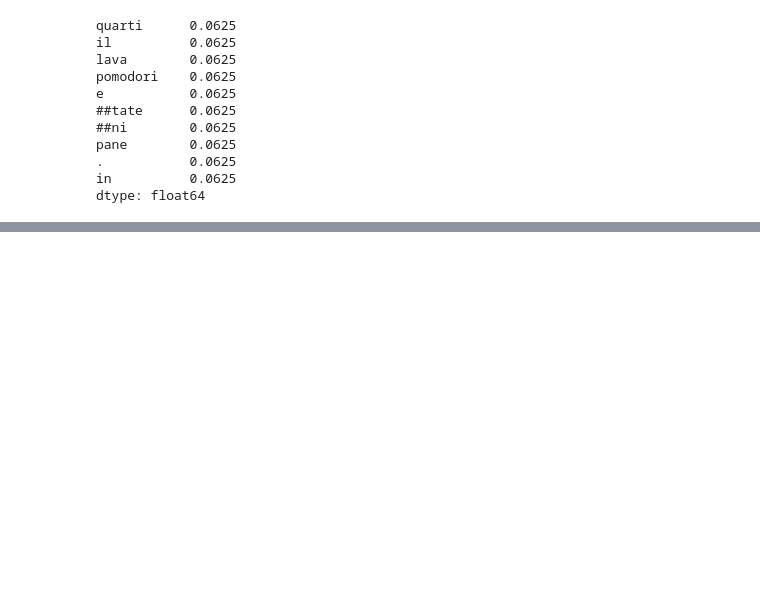
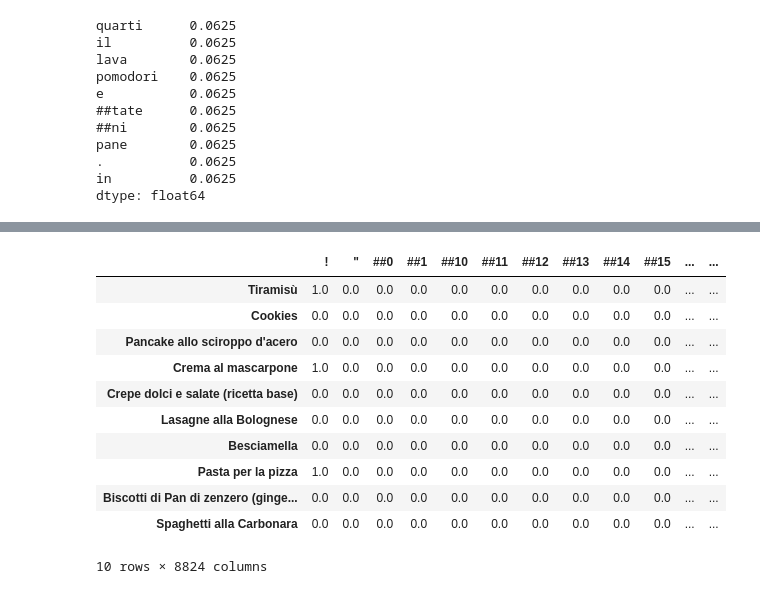
Before and after one commit to umilISLab/midh, a Jupyter notebook: esempi/recipes.ipynb, the cells around one changed output, grey strips where cells are left out. Cells and saved outputs as stored; diff of their text form; code cells hidden in the pictures; blank space fills up the shorter version.

```diff
--- a/esempi/recipes.ipynb
+++ b/esempi/recipes.ipynb
@@ -438,0 +449,23 @@ most_similar.sort_values()
+# %%
+vocabulary = sorted(list(vocabulary))
+word2id = dict(zip(vocabulary, range(len(vocabulary))))
+id2word = dict(zip(range(len(vocabulary)), vocabulary))
+X = np.zeros((data.shape[0], len(vocabulary)))
+for recipe, tokens in enumerate(recipes_tokens):
+    for token in tokens:
+        X[recipe, word2id[token]] += 1
+freq = pd.DataFrame(X, index=data['Nome'].values, columns=vocabulary)
+freq.head(10)
+# %% [output]
+|  | ! | " | ##0 | ##1 | ##10 | ##11 | ##12 | ##13 | ##14 | ##15 | ... | ... |
+| Tiramisù | 1.0 | 0.0 | 0.0 | 0.0 | 0.0 | 0.0 | 0.0 | 0.0 | 0.0 | 0.0 | ... | ... |
+| Cookies | 0.0 | 0.0 | 0.0 | 0.0 | 0.0 | 0.0 | 0.0 | 0.0 | 0.0 | 0.0 | ... | ... |
+| Pancake allo sciroppo d'acero | 0.0 | 0.0 | 0.0 | 0.0 | 0.0 | 0.0 | 0.0 | 0.0 | 0.0 | 0.0 | ... | ... |
+| Crema al mascarpone | 1.0 | 0.0 | 0.0 | 0.0 | 0.0 | 0.0 | 0.0 | 0.0 | 0.0 | 0.0 | ... | ... |
+| Crepe dolci e salate (ricetta base) | 0.0 | 0.0 | 0.0 | 0.0 | 0.0 | 0.0 | 0.0 | 0.0 | 0.0 | 0.0 | ... | ... |
+| Lasagne alla Bolognese | 0.0 | 0.0 | 0.0 | 0.0 | 0.0 | 0.0 | 0.0 | 0.0 | 0.0 | 0.0 | ... | ... |
+| Besciamella | 0.0 | 0.0 | 0.0 | 0.0 | 0.0 | 0.0 | 0.0 | 0.0 | 0.0 | 0.0 | ... | ... |
+| Pasta per la pizza | 1.0 | 0.0 | 0.0 | 0.0 | 0.0 | 0.0 | 0.0 | 0.0 | 0.0 | 0.0 | ... | ... |
+| Biscotti di Pan di zenzero (ginge... | 0.0 | 0.0 | 0.0 | 0.0 | 0.0 | 0.0 | 0.0 | 0.0 | 0.0 | 0.0 | ... | ... |
+| Spaghetti alla Carbonara | 0.0 | 0.0 | 0.0 | 0.0 | 0.0 | 0.0 | 0.0 | 0.0 | 0.0 | 0.0 | ... | ... |
+10 rows × 8824 columns
```
Also changed, not shown: parts of 27 cells of this notebook, 2 other files.
